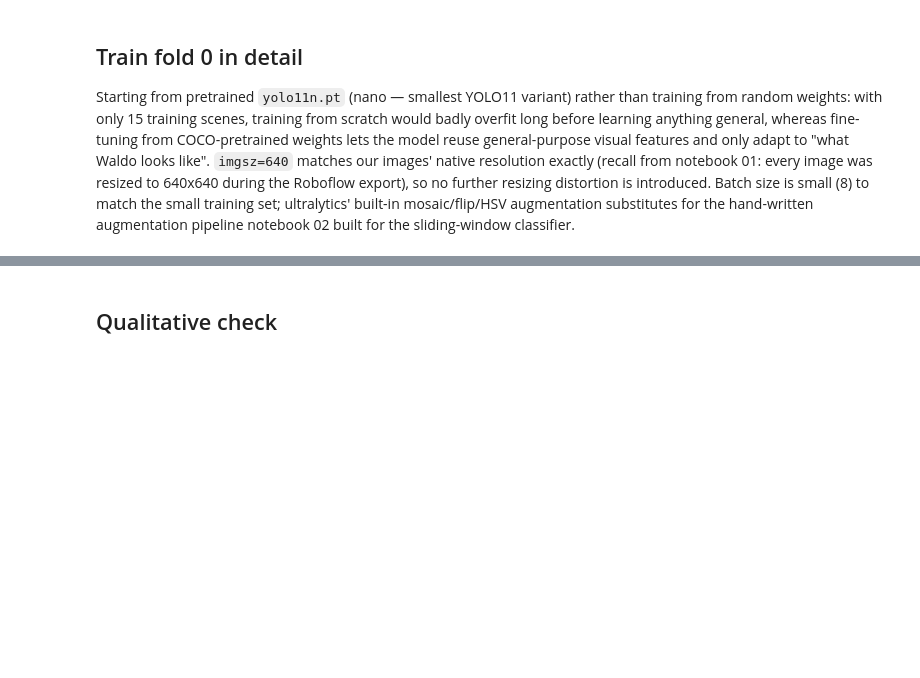
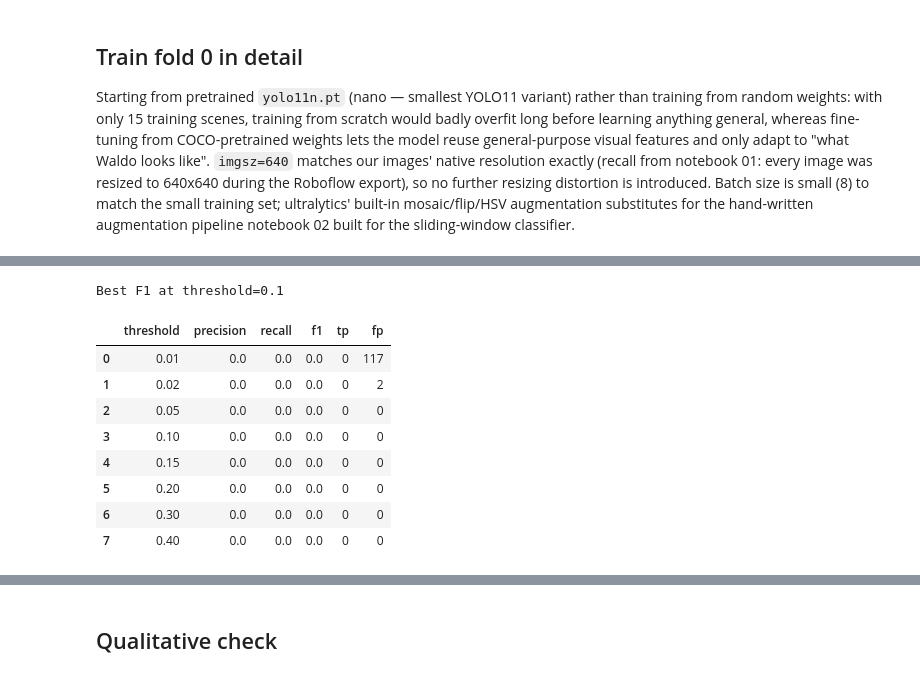
Before and after one commit to VasilisVas1/wheres-waldo, a Jupyter notebook: notebooks/04_train_yolo.ipynb, the cells around one changed output, grey strips where cells are left out. Drawn from its saved outputs; the diff is of its cells as text; code cells hidden in the pictures; blank space fills up the shorter version.

```diff
--- a/notebooks/04_train_yolo.ipynb
+++ b/notebooks/04_train_yolo.ipynb
@@ -96,0 +136,32 @@ plt.show()
+# %%
+fold0_val_scenes = scenes.merge(fold_assignment, on="scene_id").query("val_fold == 0")
+
+yolo_threshold_sweep = []
+for thresh in [0.01, 0.02, 0.05, 0.1, 0.15, 0.2, 0.3, 0.4]:
+    matches = []
+    for _, scene in fold0_val_scenes.iterrows():
+        image = Image.open(scene["image_path"])
+        result = model_fold0.predict(image, conf=thresh, verbose=False)[0]
+        pred_boxes = [tuple(b.xyxy[0].tolist()) for b in result.boxes]
+        matches.append(match_detections(pred_boxes, scene["boxes"], iou_threshold=IOU_THRESHOLD))
+    p, r = precision_recall(matches)
+    f1 = 2 * p * r / (p + r) if (p + r) > 0 else 0.0
+    tp = sum(m.true_positives for m in matches)
+    fp = sum(m.false_positives for m in matches)
+    yolo_threshold_sweep.append({"threshold": thresh, "precision": p, "recall": r, "f1": f1, "tp": tp, "fp": fp})
+
+yolo_sweep_df = pd.DataFrame(yolo_threshold_sweep)
+YOLO_CONF_THRESHOLD = float(yolo_sweep_df.loc[yolo_sweep_df["f1"].idxmax(), "threshold"]) if yolo_sweep_df["f1"].max() > 0 else 0.1
+print(f"Best F1 at threshold={YOLO_CONF_THRESHOLD}")
+yolo_sweep_df
+# %% [output]
+Best F1 at threshold=0.1
+|  | threshold | precision | recall | f1 | tp | fp |
+| 0 | 0.01 | 0.0 | 0.0 | 0.0 | 0 | 117 |
+| 1 | 0.02 | 0.0 | 0.0 | 0.0 | 0 | 2 |
+| 2 | 0.05 | 0.0 | 0.0 | 0.0 | 0 | 0 |
+| 3 | 0.10 | 0.0 | 0.0 | 0.0 | 0 | 0 |
+| 4 | 0.15 | 0.0 | 0.0 | 0.0 | 0 | 0 |
+| 5 | 0.20 | 0.0 | 0.0 | 0.0 | 0 | 0 |
+| 6 | 0.30 | 0.0 | 0.0 | 0.0 | 0 | 0 |
+| 7 | 0.40 | 0.0 | 0.0 | 0.0 | 0 | 0 |
```
Also changed, not shown: parts of 12 cells of this notebook, 1 other file.
